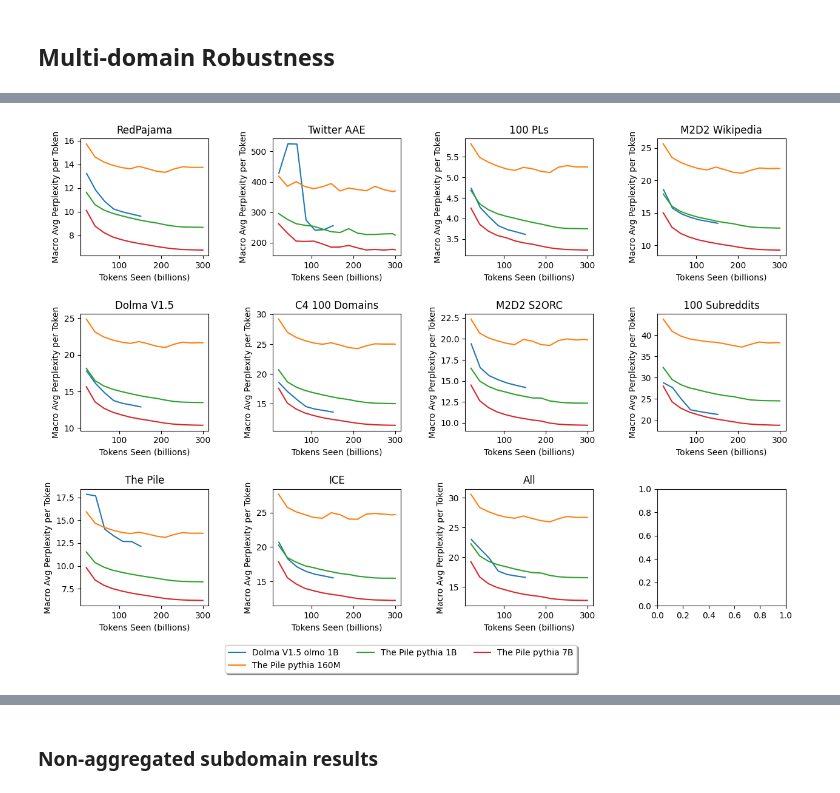
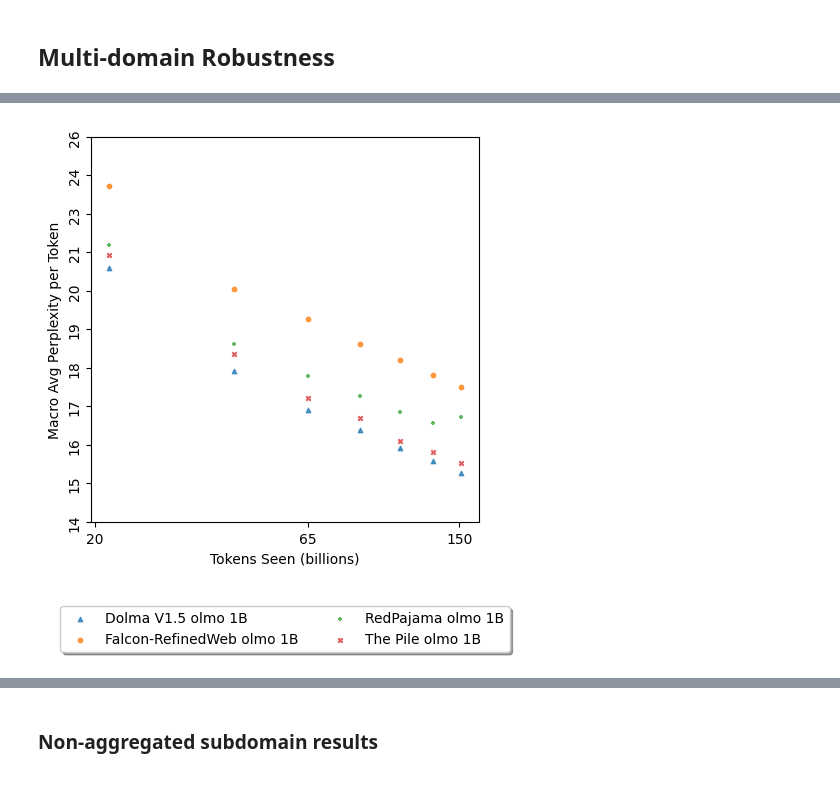
Before and after one commit to allenai/OLMo-Eval, a Jupyter notebook: notebooks/perplexity_suite_paper_visualizations.ipynb.ipynb, the cells around one changed output, grey strips where cells are left out. Cells and saved outputs as stored; diff of their text form; code cells hidden in the pictures.

```diff
--- a/notebooks/perplexity_suite_paper_visualizations.ipynb.ipynb
+++ b/notebooks/perplexity_suite_paper_visualizations.ipynb.ipynb
@@ -782,7 +1049,7 @@ def get_task_metric_for_all_models(model_name_to_path, task_name, metric_name):
                 task_df = task_df.drop(columns=['stack_uniform'])
                 task_df = reduce(lambda left,right: pd.merge(left,right,on=list(shared_cols), how='outer'), [task_df, get_metric_for_all_subdomains(os.path.join(RESULTS_DIR, model), [], metric_name, ['ppl_c4_en'])])
             models_ppl_token.append(get_metric_weighted_by_subdomains(task_df, reweighting, task_name))
-        elif task_name in standard_lm_benchmarks:
+        elif task_name in domains_without_subdomains:
             models_ppl_token.append(get_metric_for_all_subdomains(os.path.join(RESULTS_DIR, model), [], metric_name, {task_name}))
         else:
             raise ValueError(f"Unknown task: {task_name}")
@@ -1011,28 +1382,43 @@ rankings_table
 # %%
 import matplotlib.pyplot as plt
 import numpy as np
 
-cols = 4
+cols = 1
+domains = list(['All'])
+models = {k:v for k,v in model_name_to_path.items() if k in trained_baseline_models}
 # one subplot for each task
-fig, axs = plt.subplots(len(list(domains_with_subdomains_clean) + ['All'])//cols + int(len(list(domains_with_subdomains_clean) + ['All'])//cols < len(list(domains_with_subdomains_clean) + ['All'])/cols), cols, figsize=(15, 10), gridspec_kw={'hspace': 0.5, 'wspace': 0.5})
+fig, axs = plt.subplots(len(domains)//cols + int(len(domains)//cols < len(domains)/cols), cols, figsize=(5, 5), gridspec_kw={'hspace': 0.5, 'wspace': 0.5})
+axs = [[axs]]
 
-for i, task_name in enumerate(list(domains_with_subdomains_clean) + ['All']):
+for i, task_name in enumerate(domains):
 
-    models_over_one_task = make_ranking_table(get_avg_over_all_subdomains, metric_name, model_name_to_path,include_all_checkpoints=True, tasks=[task_name])
+    models_over_one_task = make_ranking_table(get_avg_over_all_subdomains, metric_name, models,include_all_checkpoints=True, tasks=[task_name]) # get_avg_over_all_subdomains
 
     for (model, model_size, training_dataset), model_df in models_over_one_task.groupby(['model', 'model_size', 'training_dataset']):
         x_axis = model_df['tokens_seen'] / 1000000000
         y_axis = model_df[task_name]
-        axs[i//cols][i%cols].plot(x_axis, y_axis, label=(training_dataset+' '+model+ f" {display_size(model_size)}"))
+        y_axis = np.log(np.log(y_axis))
+        axs[i//cols][i%cols].scatter(x_axis, y_axis, label=(training_dataset+' '+model+ f" {display_size(model_size)}"), s=10, alpha=0.75, marker=model_dataset_names_to_marker[training_dataset+' '+model+ f" {display_size(model_size)}"])
     axs[i//cols][i%cols].set_xlabel("Tokens Seen (billions)")
+    axs[i//cols][i%cols].set_xscale('log')
+    axs[i//cols][i%cols].xaxis.set_minor_locator(plt.NullLocator())
+    xticks = [20, 65, 150]
+    axs[i//cols][i%cols].set_xticks(xticks)
+    axs[i//cols][i%cols].set_xticklabels([str(x) for x in xticks])
+
     axs[i//cols][i%cols].set_ylabel("Macro Avg " +name_to_display[metric_name])
-    axs[i//cols][i%cols].set_title(name_to_display[task_name])
-axs[-1][0].legend(loc='upper center', bbox_to_anchor=(2.5, -0.3),
-        ncol=3, fancybox=True, shadow=True)
+    y_ticks = axs[i//cols][i%cols].get_yticks()
+    y_ticks_transformed = np.exp(np.exp(y_ticks))
+    axs[i//cols][i%cols].set_yticks(y_ticks)
+    axs[i//cols][i%cols].set_yticklabels([human_readable_int(y) for y in y_ticks_transformed], rotation='vertical', ha='right', va='center')
 
-fig.savefig(os.path.join(FIGURE_DIR,'models_by_macro_subdomains.pdf'), bbox_inches='tight', dpi=300)
+    # axs[i//cols][i%cols].set_title(name_to_display[task_name])
+axs[-1][0].legend(loc='upper center', bbox_to_anchor=(0.5, -0.2),
+        ncol=2, fancybox=True, shadow=True)
+
+fig.savefig(os.path.join(FIGURE_DIR,'models_by_macro_subdomains_all.pdf'), bbox_inches='tight', dpi=300)
 # %% [output]
-[figure, old version]
+[figure, new version]
 # %%
 import matplotlib.pyplot as plt
 import numpy as np
```
Also changed, not shown: parts of 38 cells of this notebook.
